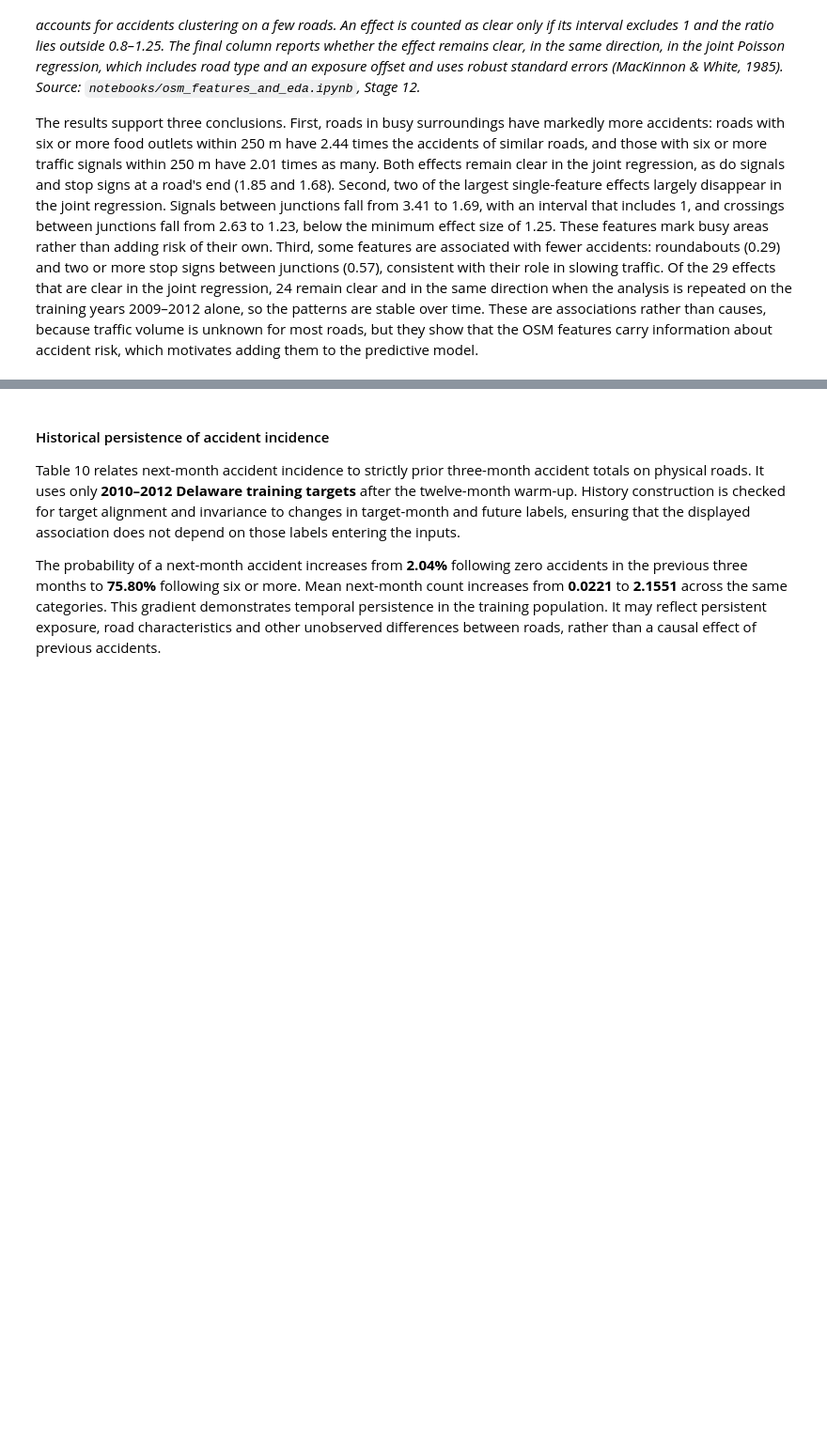
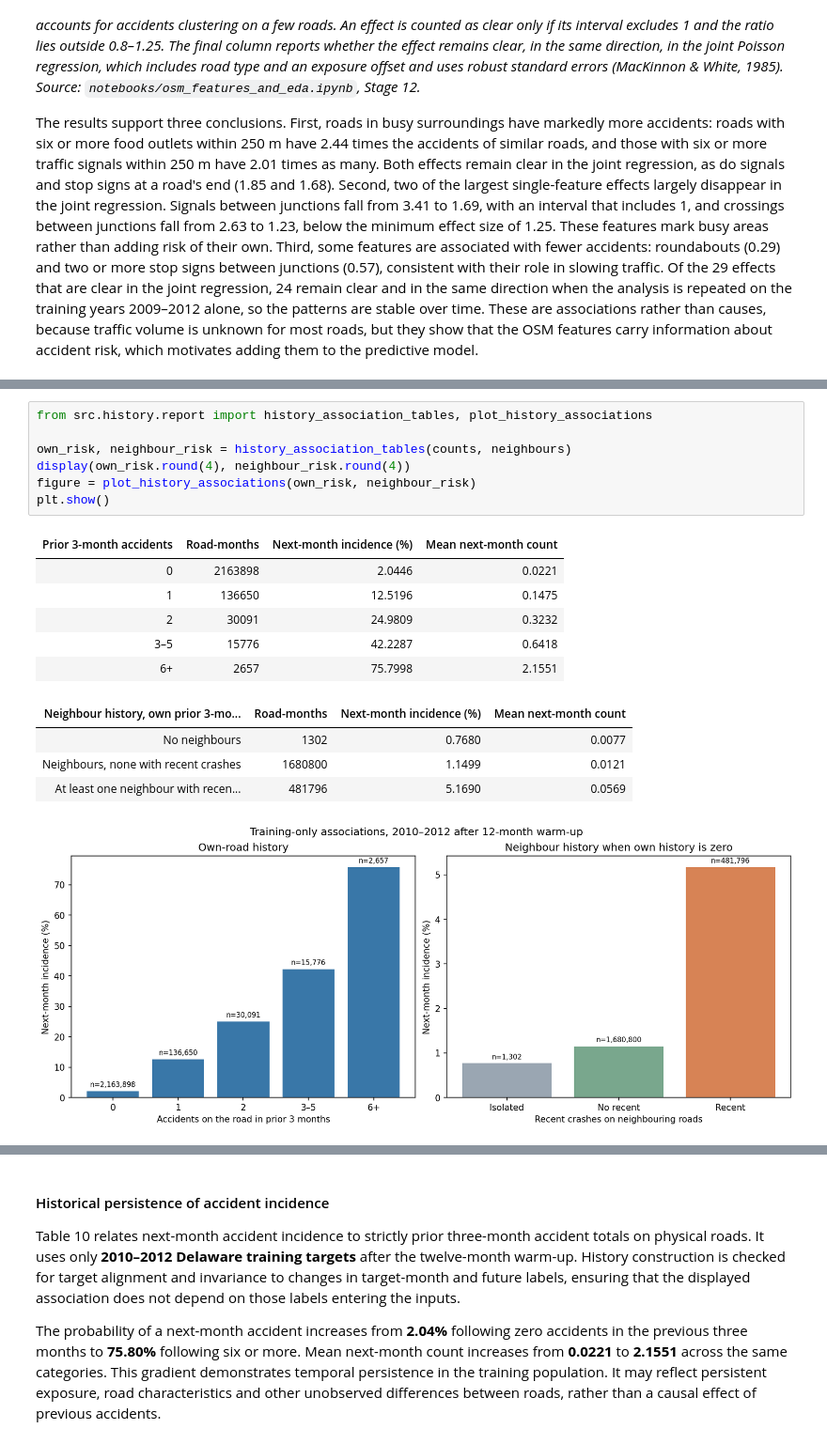
Before and after one commit to aaronteork/CS5284_GML, a Jupyter notebook: Final_Report.ipynb, the cells around one changed output, grey strips where cells are left out. Shown at 94% size. Cells and saved outputs as stored; diff of their text form; blank space fills up the shorter version.

```diff
--- a/Final_Report.ipynb
+++ b/Final_Report.ipynb
@@ -395,0 +497,19 @@ The results support three conclusions. First, roads in busy surroundings have ma
+# %%
+from src.history.report import history_association_tables, plot_history_associations
+
+own_risk, neighbour_risk = history_association_tables(counts, neighbours)
+display(own_risk.round(4), neighbour_risk.round(4))
+figure = plot_history_associations(own_risk, neighbour_risk)
+plt.show()
+# %% [output]
+| Prior 3-month accidents | Road-months | Next-month incidence (%) | Mean next-month count |
+| 0 | 2163898 | 2.0446 | 0.0221 |
+| 1 | 136650 | 12.5196 | 0.1475 |
+| 2 | 30091 | 24.9809 | 0.3232 |
+| 3–5 | 15776 | 42.2287 | 0.6418 |
+| 6+ | 2657 | 75.7998 | 2.1551 |
+| Neighbour history, own prior 3-mo... | Road-months | Next-month incidence (%) | Mean next-month count |
+| No neighbours | 1302 | 0.7680 | 0.0077 |
+| Neighbours, none with recent crashes | 1680800 | 1.1499 | 0.0121 |
+| At least one neighbour with recen... | 481796 | 5.1690 | 0.0569 |
+[figure, added]
```
Also changed, not shown: parts of 24 cells of this notebook, 33 other files.
